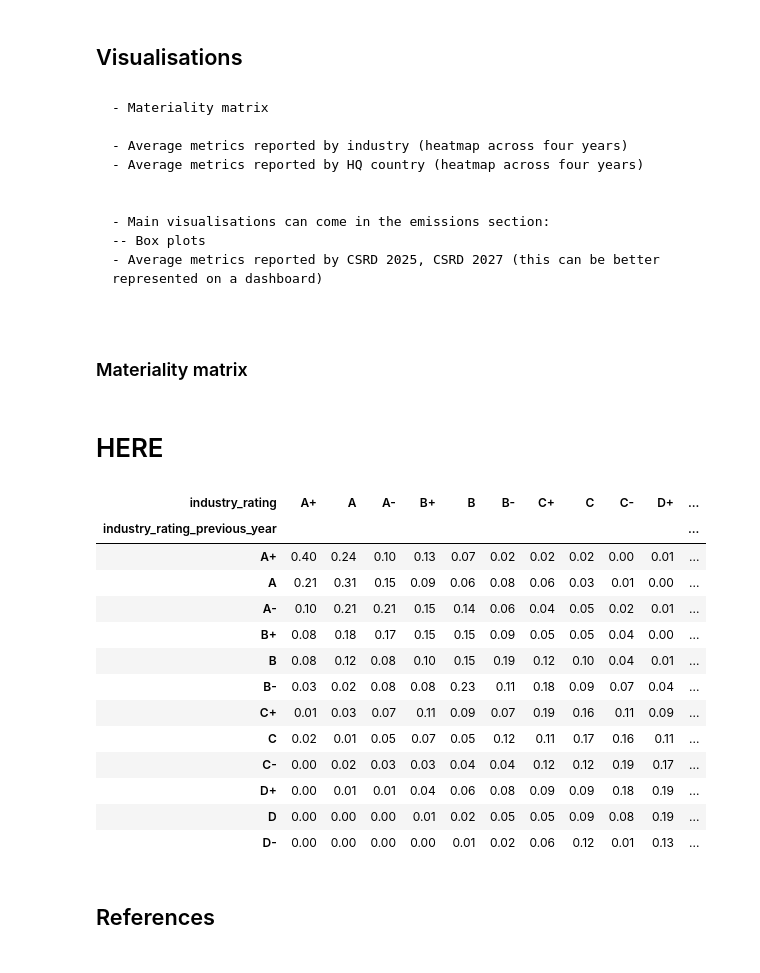
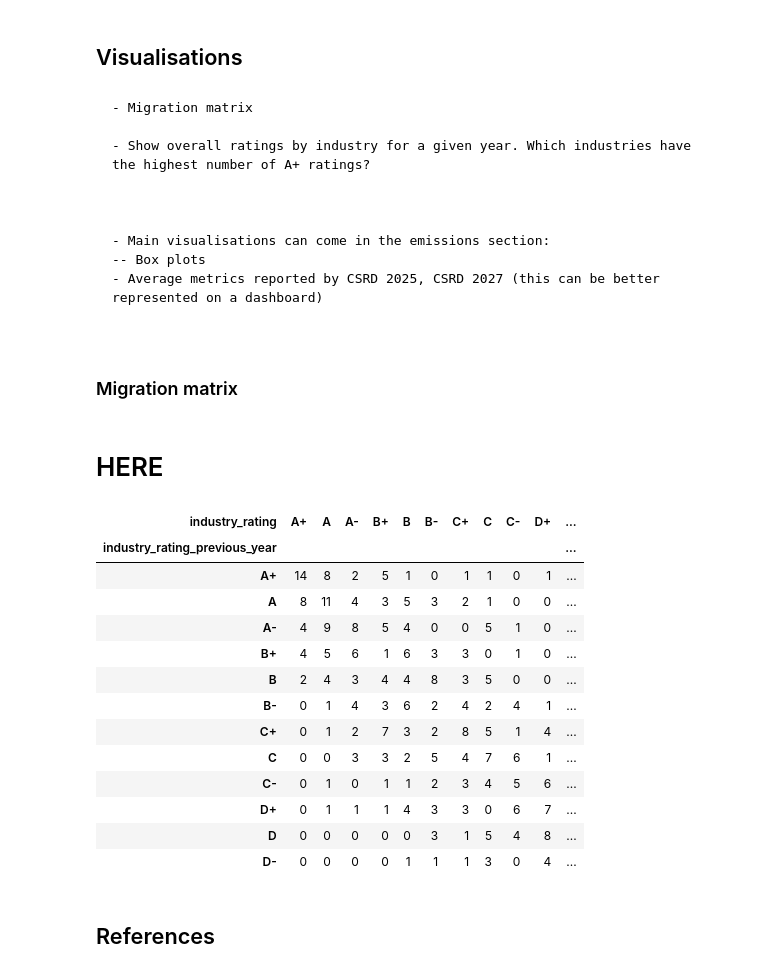
Before and after one commit to jamesdavies010/ESG-projects, a Jupyter notebook: notebooks/Nordic_Compass_02_Reporting.ipynb, the cells around one changed output. Saved outputs shown, nothing was run; the diff lists cells and outputs as text; code cells hidden in the pictures.

````diff
--- a/notebooks/Nordic_Compass_02_Reporting.ipynb
+++ b/notebooks/Nordic_Compass_02_Reporting.ipynb
@@ -313,6 +350,6 @@ metrics_reported_by_country_df = metrics_reported_agg_df.groupby(
     metric_coverage_median=("metric_coverage", "median"),
 )
 
-metrics_reported_by_country_df.query(
+metrics_reported_by_country_df = metrics_reported_by_country_df.query(
     "hq_country in ['Sweden', 'Norway', 'Denmark', 'Finland']"
 )
@@ -768,17 +821,17 @@ Index(['company', 'ticker', 'year', 'industry', 'hq_country', 'segment',
 ## Visualisations
 # %% [markdown]
 ```diff
-- Materiality matrix
+- Migration matrix
 
-- Average metrics reported by industry (heatmap across four years)
-- Average metrics reported by HQ country (heatmap across four years)
+- Show overall ratings by industry for a given year. Which industries have the highest number of A+ ratings?
+
 
 
 - Main visualisations can come in the emissions section:
 -- Box plots
 - Average metrics reported by CSRD 2025, CSRD 2027 (this can be better represented on a dashboard)
 # %% [markdown]
-### Materiality matrix
+### Migration matrix
 # %%
 import pandas as pd
 
@@ -818,7 +871,7 @@ def build_migration_matrix(
     Returns
     -------
     pd.DataFrame
-        A row-normalized migration matrix (crosstab) from previous rating to current rating.
+        A migration matrix (crosstab) from previous rating to current rating with company counts and styled formatting.
     """
 
     # Determine which rating columns to use.
@@ -867,29 +920,47 @@ def build_migration_matrix(
     # Drop rows where either the previous or current rating is missing
     df = df.dropna(subset=[prev_col, curr_col])
 
-    # Build and return the migration matrix (row-normalized crosstab).
-    migration_matrix = pd.crosstab(df[prev_col], df[curr_col], normalize="index")
+    # Build and return the migration matrix (count-based crosstab)
+    migration_matrix = pd.crosstab(df[prev_col], df[curr_col])
 
-    return migration_matrix
+    # Apply text color formatting based on movement direction
+    def color_text(val, row, col):
+        if row == col:  # Stability (same rating)
+            return "color: black; font-weight: bold"
+        elif row > col:  # Upgrade (moving to a higher rating)
+            return "color: green; font-weight: bold"
+        else:  # Downgrade (moving to a lower rating)
+            return "color: red; font-weight: bold"
+
+    def apply_color_formatting(data):
+        styles = pd.DataFrame("", index=data.index, columns=data.columns)
+        for i, row_label in enumerate(data.index):
+            for j, col_label in enumerate(data.columns):
+                styles.iloc[i, j] = color_text(data.iloc[i, j], i, j)
+        return styles
+
+    styled_matrix = migration_matrix.style.apply(apply_color_formatting, axis=None)
+
+    return styled_matrix
 # %% [markdown]
 # HERE
 # %%
-build_migration_matrix(reporting_summary_df)
+build_migration_matrix(reporting_summary_df, year=2022)
 # %% [output]
 | industry_rating | A+ | A | A- | B+ | B | B- | C+ | C | C- | D+ | ... |
 | industry_rating_previous_year |  |  |  |  |  |  |  |  |  |  | ... |
-| A+ | 0.40 | 0.24 | 0.10 | 0.13 | 0.07 | 0.02 | 0.02 | 0.02 | 0.00 | 0.01 | ... |
-| A | 0.21 | 0.31 | 0.15 | 0.09 | 0.06 | 0.08 | 0.06 | 0.03 | 0.01 | 0.00 | ... |
-| A- | 0.10 | 0.21 | 0.21 | 0.15 | 0.14 | 0.06 | 0.04 | 0.05 | 0.02 | 0.01 | ... |
-| B+ | 0.08 | 0.18 | 0.17 | 0.15 | 0.15 | 0.09 | 0.05 | 0.05 | 0.04 | 0.00 | ... |
-| B | 0.08 | 0.12 | 0.08 | 0.10 | 0.15 | 0.19 | 0.12 | 0.10 | 0.04 | 0.01 | ... |
-| B- | 0.03 | 0.02 | 0.08 | 0.08 | 0.23 | 0.11 | 0.18 | 0.09 | 0.07 | 0.04 | ... |
-| C+ | 0.01 | 0.03 | 0.07 | 0.11 | 0.09 | 0.07 | 0.19 | 0.16 | 0.11 | 0.09 | ... |
-| C | 0.02 | 0.01 | 0.05 | 0.07 | 0.05 | 0.12 | 0.11 | 0.17 | 0.16 | 0.11 | ... |
-| C- | 0.00 | 0.02 | 0.03 | 0.03 | 0.04 | 0.04 | 0.12 | 0.12 | 0.19 | 0.17 | ... |
-| D+ | 0.00 | 0.01 | 0.01 | 0.04 | 0.06 | 0.08 | 0.09 | 0.09 | 0.18 | 0.19 | ... |
-| D | 0.00 | 0.00 | 0.00 | 0.01 | 0.02 | 0.05 | 0.05 | 0.09 | 0.08 | 0.19 | ... |
-| D- | 0.00 | 0.00 | 0.00 | 0.00 | 0.01 | 0.02 | 0.06 | 0.12 | 0.01 | 0.13 | ... |
+| A+ | 14 | 8 | 2 | 5 | 1 | 0 | 1 | 1 | 0 | 1 | ... |
+| A | 8 | 11 | 4 | 3 | 5 | 3 | 2 | 1 | 0 | 0 | ... |
+| A- | 4 | 9 | 8 | 5 | 4 | 0 | 0 | 5 | 1 | 0 | ... |
+| B+ | 4 | 5 | 6 | 1 | 6 | 3 | 3 | 0 | 1 | 0 | ... |
+| B | 2 | 4 | 3 | 4 | 4 | 8 | 3 | 5 | 0 | 0 | ... |
+| B- | 0 | 1 | 4 | 3 | 6 | 2 | 4 | 2 | 4 | 1 | ... |
+| C+ | 0 | 1 | 2 | 7 | 3 | 2 | 8 | 5 | 1 | 4 | ... |
+| C | 0 | 0 | 3 | 3 | 2 | 5 | 4 | 7 | 6 | 1 | ... |
+| C- | 0 | 1 | 0 | 1 | 1 | 2 | 3 | 4 | 5 | 6 | ... |
+| D+ | 0 | 1 | 1 | 1 | 4 | 3 | 3 | 0 | 6 | 7 | ... |
+| D | 0 | 0 | 0 | 0 | 0 | 3 | 1 | 5 | 4 | 8 | ... |
+| D- | 0 | 0 | 0 | 0 | 1 | 1 | 1 | 3 | 0 | 4 | ... |
 # %% [markdown]
 ## References
 # %% [markdown]
````
Also changed, not shown: parts of 4 cells of this notebook.
